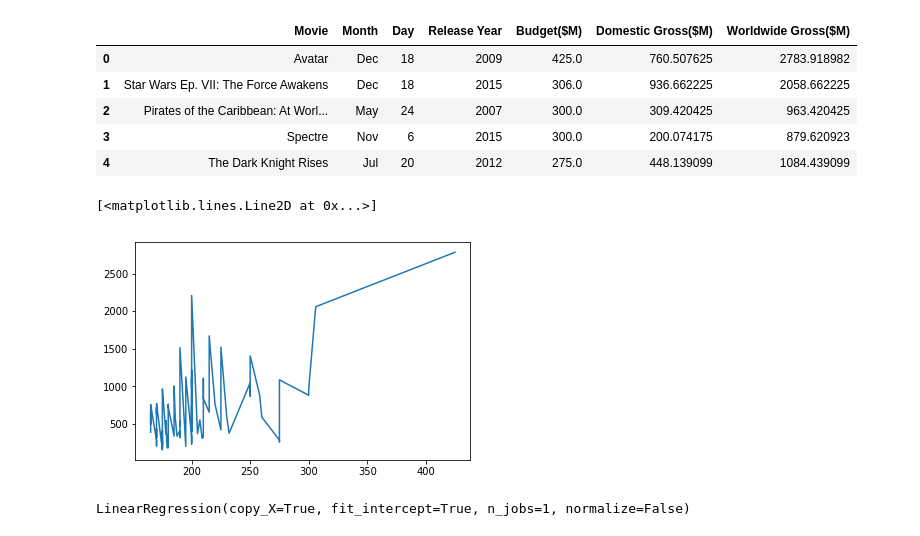
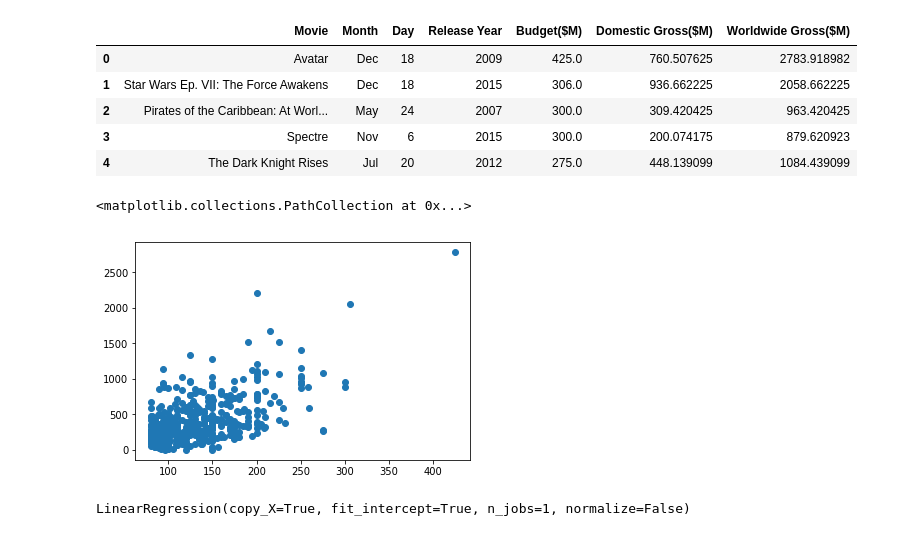
Before and after one commit to Max-Fu/AP-Statistics-Final-Project, a Jupyter notebook: Program/Analysis.ipynb, the cells around one changed output. Saved outputs shown, nothing was run; the diff lists cells and outputs as text; code cells hidden in the pictures.

```diff
--- a/Program/Analysis.ipynb
+++ b/Program/Analysis.ipynb
@@ -21,10 +21,10 @@ data.head()
 budget = data['Budget($M)'].reshape([-1,1])
 WorldwideGross = data['Worldwide Gross($M)'].reshape([-1,1])
 # %%
-plt.plot(budget[:100], WorldwideGross[:100])
+plt.scatter(budget[:500], WorldwideGross[:500])
 # %% [output]
-[<matplotlib.lines.Line2D at 0x...>]
+<matplotlib.collections.PathCollection at 0x...>
-[figure, old version]
+[figure, new version]
 # %%
 linearReg = linear_model.LinearRegression()
 linearReg.fit(budget, WorldwideGross)
```
Also changed, not shown: parts of 9 cells of this notebook.
